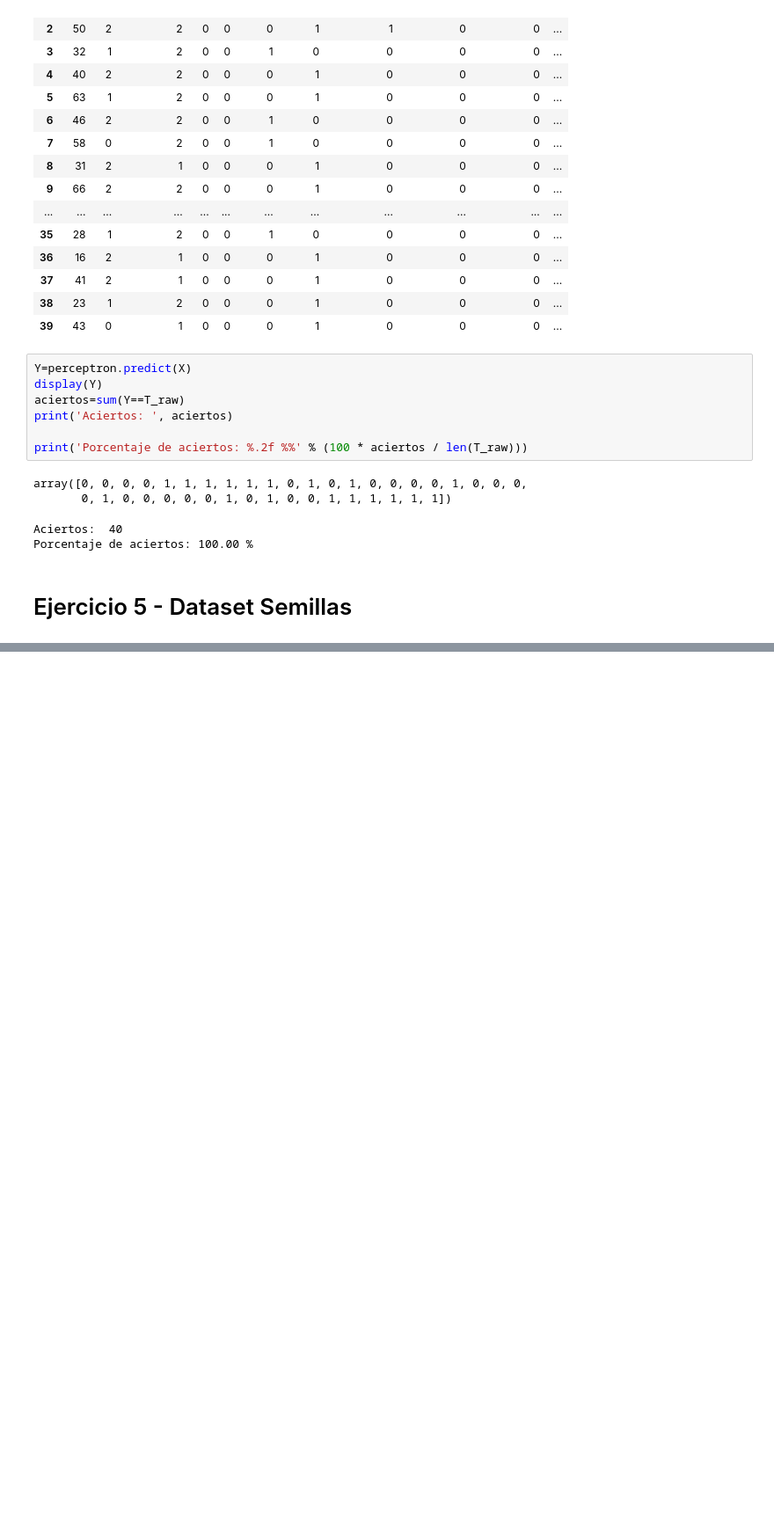
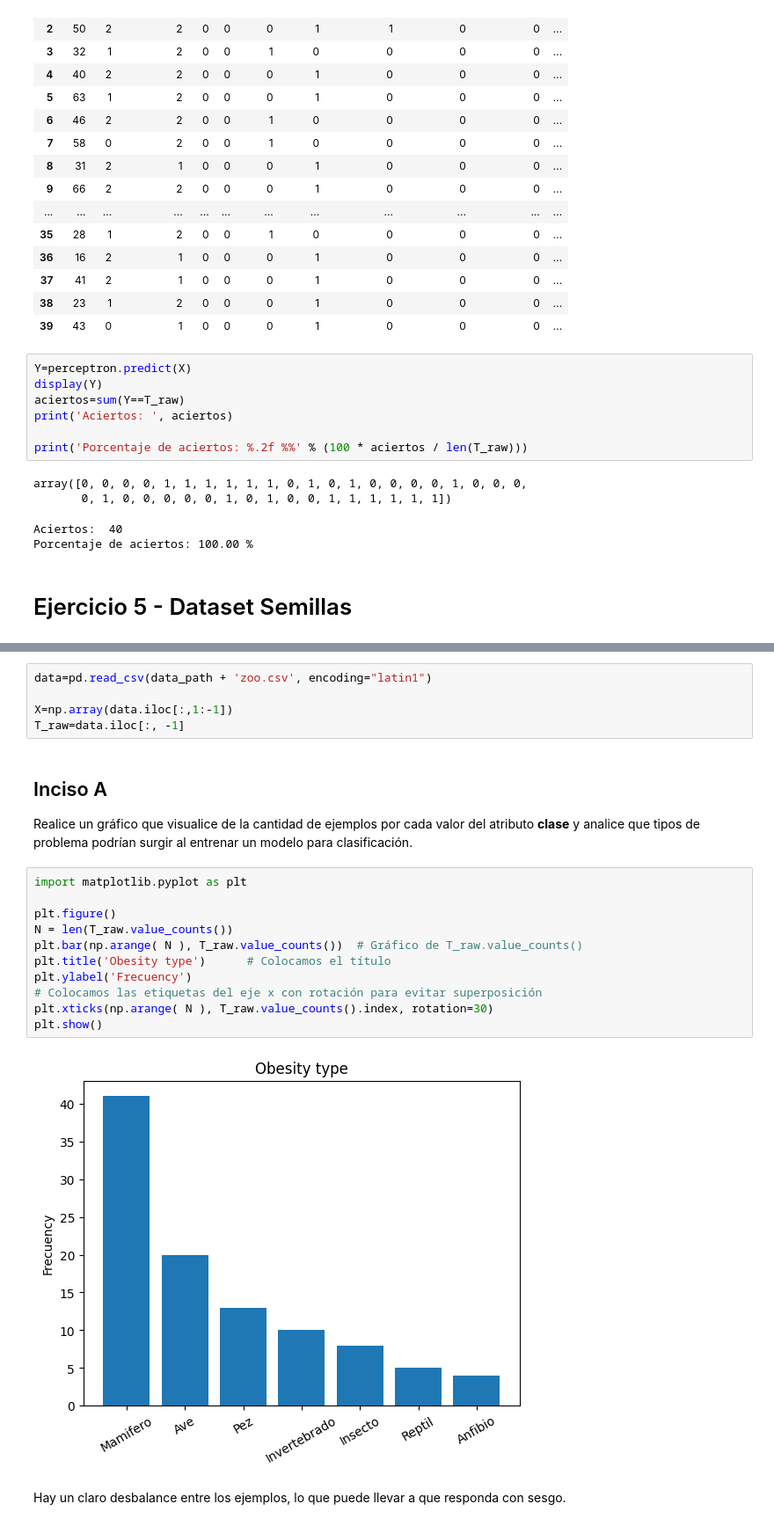
Before and after one commit to ricrubrom/AAP, a Jupyter notebook: Practicas/Practica2/Practica2.ipynb, the cells around one changed output, grey strips where cells are left out. Shown at 88% size. Saved outputs shown, nothing was run; the diff lists cells and outputs as text; blank space fills up the shorter version.

```diff
--- a/Practicas/Practica2/Practica2.ipynb
+++ b/Practicas/Practica2/Practica2.ipynb
@@ -514,0 +596,24 @@ Porcentaje de aciertos: 100.00 %
+# %%
+data=pd.read_csv(data_path + 'zoo.csv', encoding="latin1")
+
+X=np.array(data.iloc[:,1:-1])
+T_raw=data.iloc[:, -1]
+# %% [markdown]
+## Inciso A
+
+Realice un gráfico que visualice de la cantidad de ejemplos por cada valor del atributo **clase** y analice que tipos de problema podrían surgir al entrenar un modelo para clasificación.
+# %%
+import matplotlib.pyplot as plt
+
+plt.figure()
+N = len(T_raw.value_counts())
+plt.bar(np.arange( N ), T_raw.value_counts())  # Gráfico de T_raw.value_counts()
+plt.title('Obesity type')      # Colocamos el título
+plt.ylabel('Frecuency')
+# Colocamos las etiquetas del eje x con rotación para evitar superposición
+plt.xticks(np.arange( N ), T_raw.value_counts().index, rotation=30)
+plt.show()
+# %% [output]
+[figure, added]
+# %% [markdown]
+Hay un claro desbalance entre los ejemplos, lo que puede llevar a que responda con sesgo.
```
Also changed, not shown: parts of 12 cells of this notebook.
